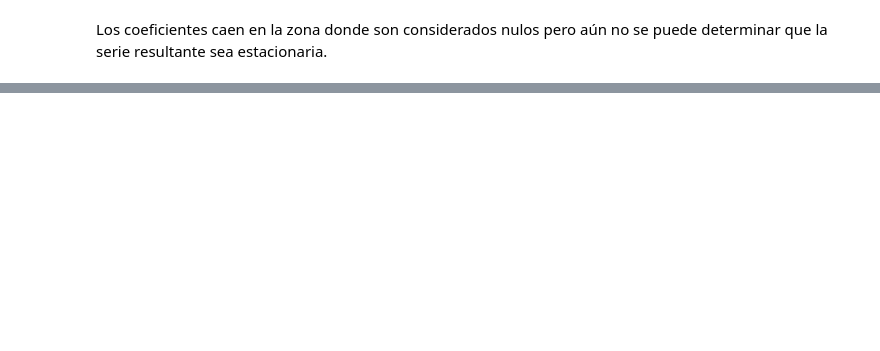
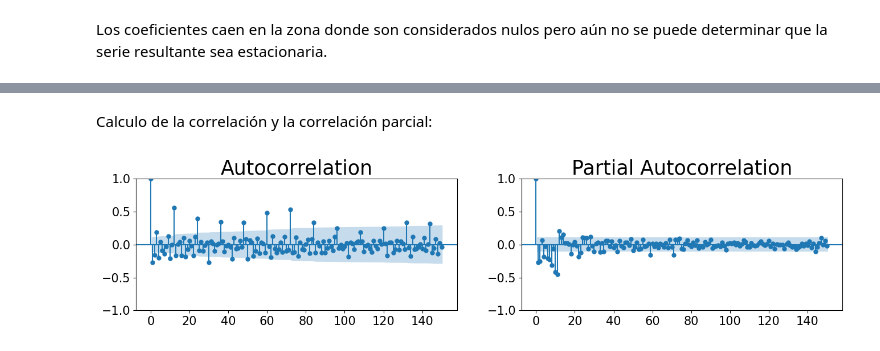
Before and after one commit to sergio2pi/CEIA-FIUBA_ST, a Jupyter notebook: trabajo_integrador/series_temporales.ipynb, the cells around one changed output, grey strips where cells are left out. Cells and saved outputs as stored; diff of their text form; code cells hidden in the pictures; blank space fills up the shorter version.

```diff
--- a/trabajo_integrador/series_temporales.ipynb
+++ b/trabajo_integrador/series_temporales.ipynb
@@ -345,0 +428,8 @@ Los coeficientes caen en la zona donde son considerados nulos pero aún no se pu
+# %% [markdown]
+Calculo de la correlación y la correlación parcial:
+# %%
+fig, ax = plt.subplots(1, 2, figsize=(16,3))
+a = plot_acf(np.array(diff), ax=ax[0], lags=150)
+a = plot_pacf(np.array(diff), ax=ax[1], lags=150)
+# %% [output]
+[figure, added]
```
Also changed, not shown: parts of 17 cells of this notebook.
